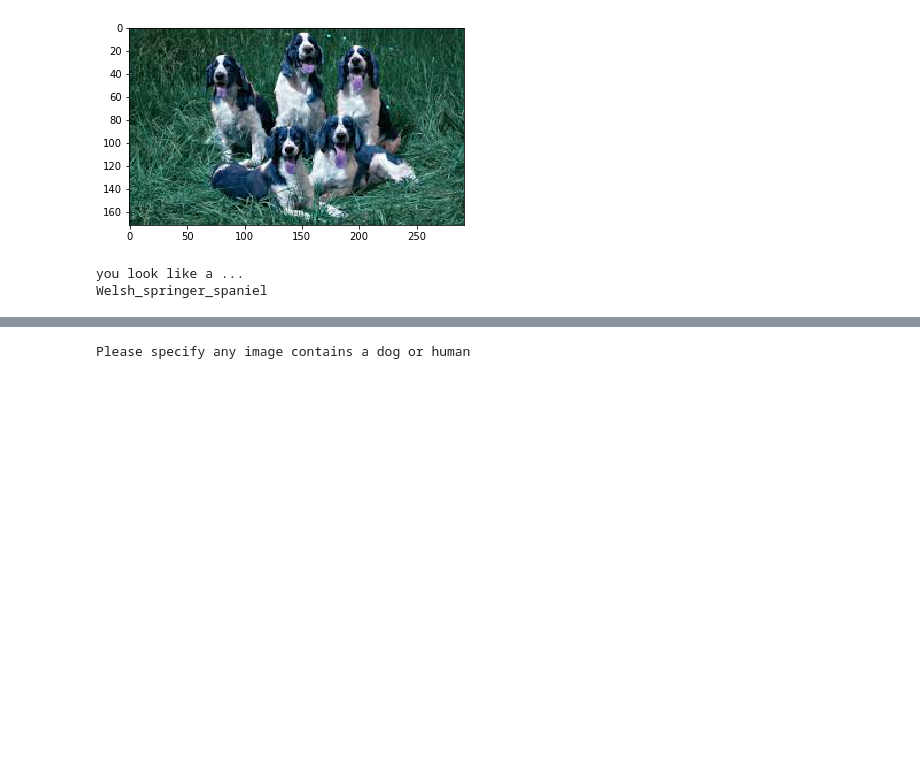
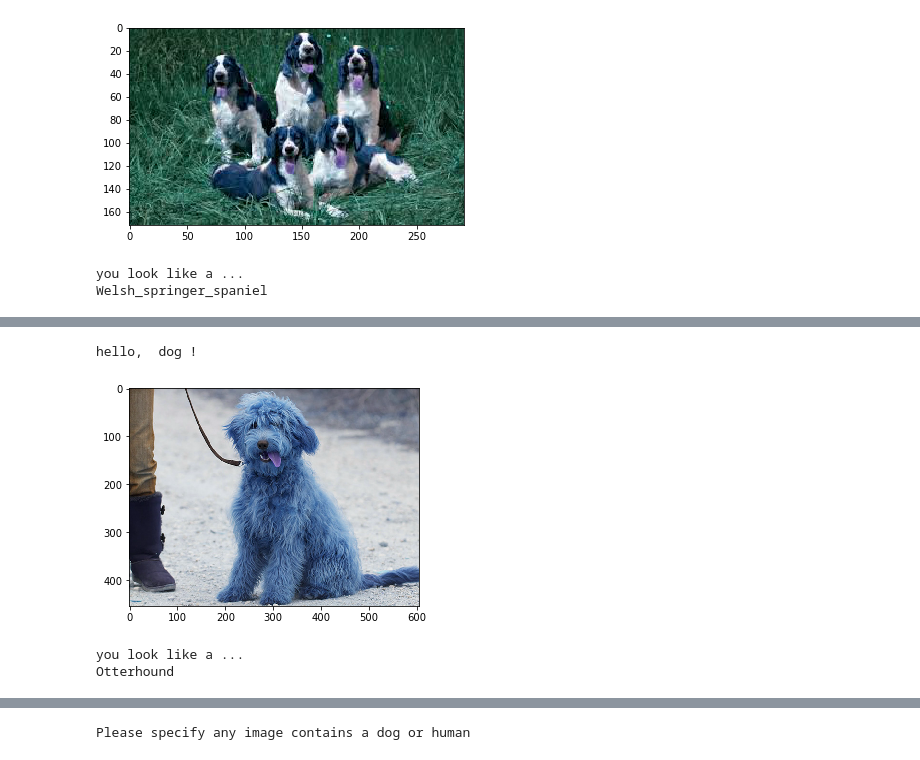
Before and after one commit to fnakashima/dog-project, a Jupyter notebook: dog_app.ipynb, the cells around one changed output, grey strips where cells are left out. Drawn from its saved outputs; the diff is of its cells as text; code cells hidden in the pictures; blank space fills up the shorter version.

```diff
--- a/dog_app.ipynb
+++ b/dog_app.ipynb
@@ -868,0 +884,8 @@ Welsh_springer_spaniel
+# %%
+target_path = './test_images/cross-breed-dog-Golden-Retriever-and-Poodle.jpg'
+dogface_detector(target_path)
+# %% [output]
+hello,  dog !
+[figure, added]
+you look like a ...
+Otterhound
```
Also changed, not shown: parts of 6 cells of this notebook, 6 other files.
